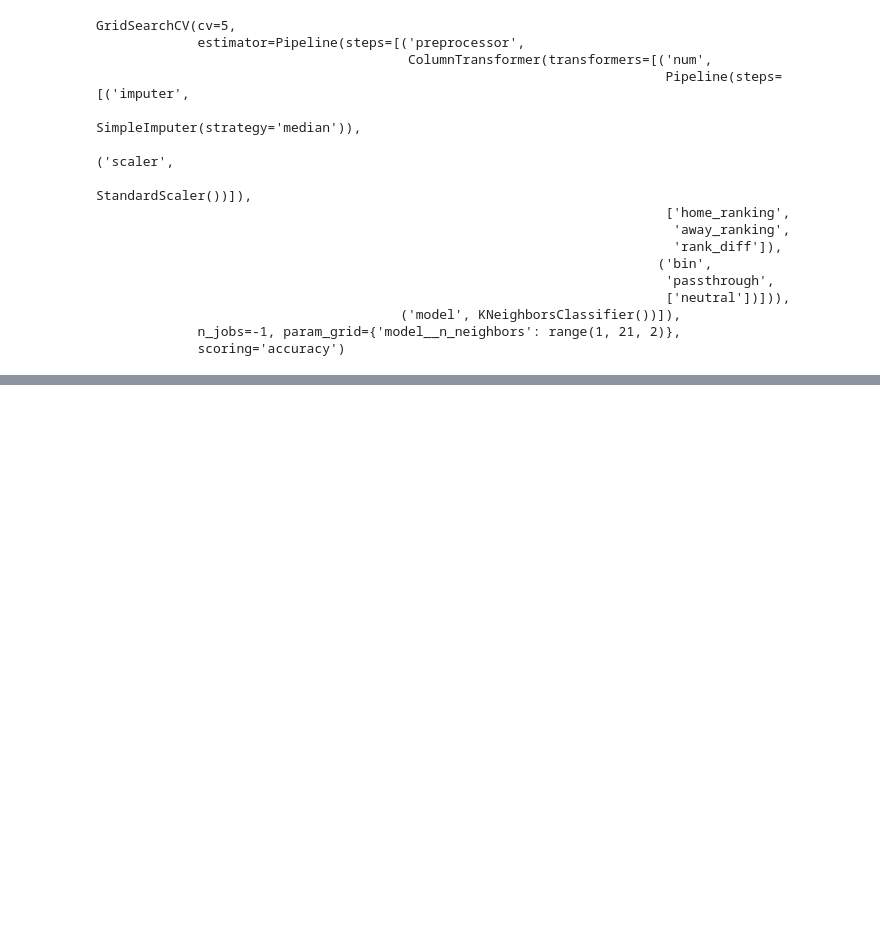
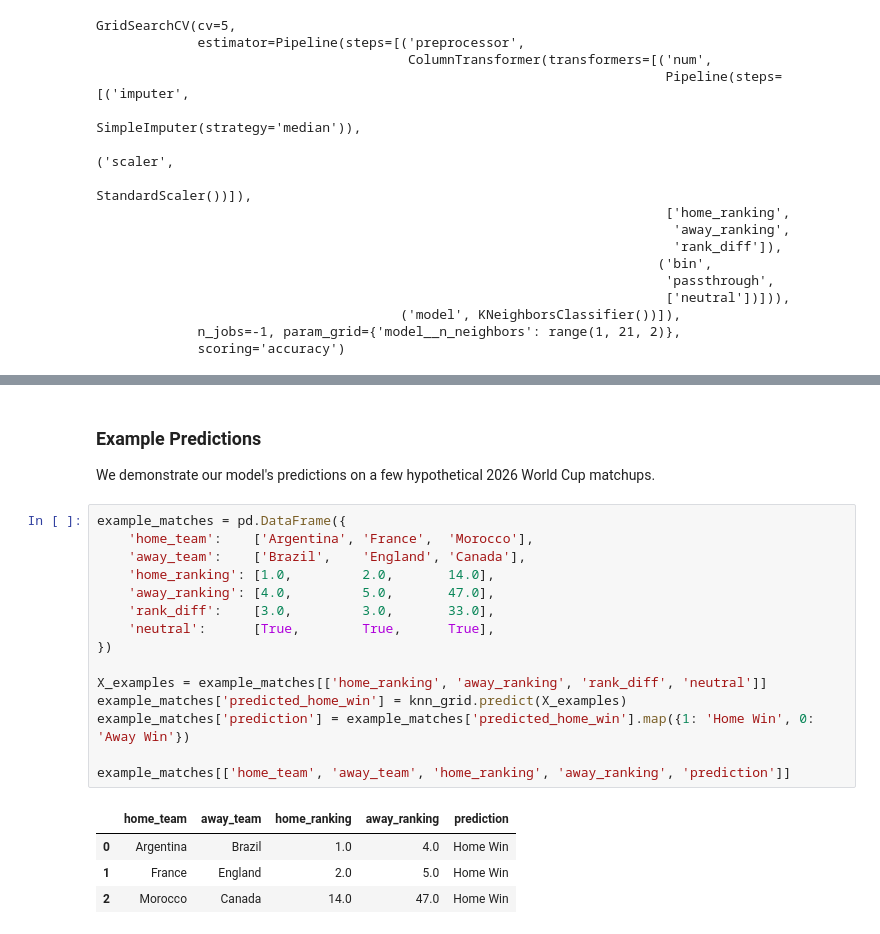
Before and after one commit to sayebm/Group_Project, a Jupyter notebook: ProjectFinalVersion.ipynb, the cells around one changed output, grey strips where cells are left out. Cells and saved outputs as stored; diff of their text form; blank space fills up the shorter version.

```diff
--- a/ProjectFinalVersion.ipynb
+++ b/ProjectFinalVersion.ipynb
@@ -493,0 +552,24 @@ GridSearchCV(cv=5,
+# %% [markdown]
+### Example Predictions
+
+We demonstrate our model's predictions on a few hypothetical 2026 World Cup matchups.
+# %%
+example_matches = pd.DataFrame({
+    'home_team':    ['Argentina', 'France',  'Morocco'],
+    'away_team':    ['Brazil',    'England', 'Canada'],
+    'home_ranking': [1.0,         2.0,       14.0],
+    'away_ranking': [4.0,         5.0,       47.0],
+    'rank_diff':    [3.0,         3.0,       33.0],
+    'neutral':      [True,        True,      True],
+})
+
+X_examples = example_matches[['home_ranking', 'away_ranking', 'rank_diff', 'neutral']]
+example_matches['predicted_home_win'] = knn_grid.predict(X_examples)
+example_matches['prediction'] = example_matches['predicted_home_win'].map({1: 'Home Win', 0: 'Away Win'})
+
+example_matches[['home_team', 'away_team', 'home_ranking', 'away_ranking', 'prediction']]
+# %% [output]
+|  | home_team | away_team | home_ranking | away_ranking | prediction |
+| 0 | Argentina | Brazil | 1.0 | 4.0 | Home Win |
+| 1 | France | England | 2.0 | 5.0 | Home Win |
+| 2 | Morocco | Canada | 14.0 | 47.0 | Home Win |
```
Also changed, not shown: parts of 9 cells of this notebook.
